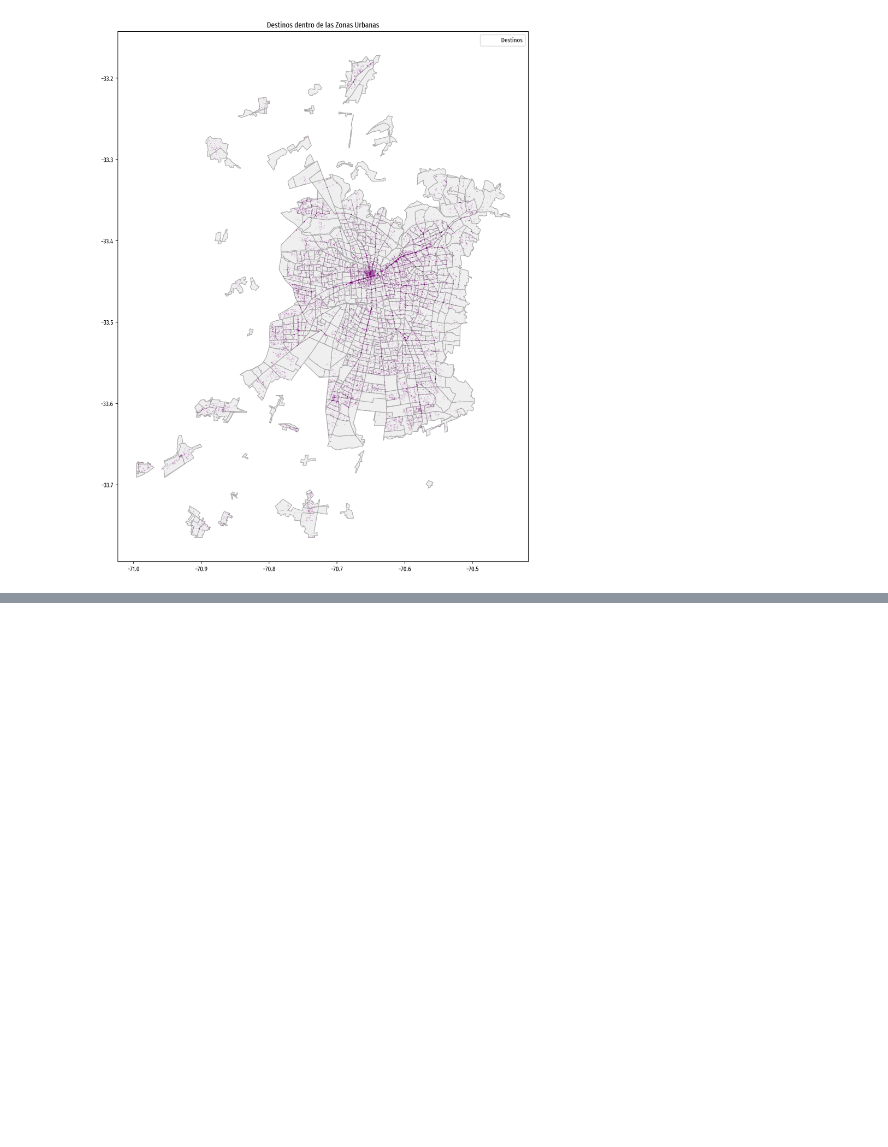
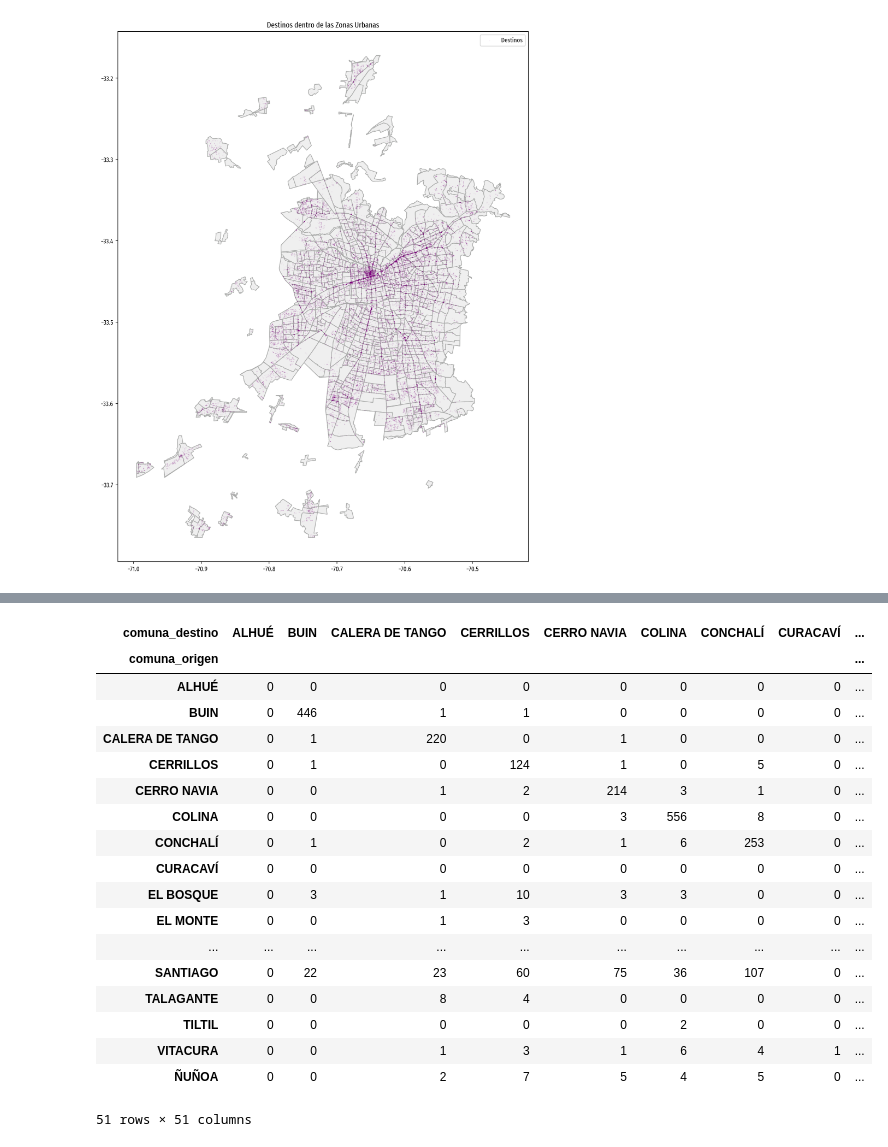
Before and after one commit to daniopitz/geodata, a Jupyter notebook: 00_introduccion.ipynb, the cells around one changed output, grey strips where cells are left out. Cells and saved outputs as stored; diff of their text form; code cells hidden in the pictures; blank space fills up the shorter version.

Commit message:
geo dataframes + viz

```diff
--- a/00_introduccion.ipynb
+++ b/00_introduccion.ipynb
@@ -333,0 +485,29 @@ Fin
+# %%
+# Convertir a matriz (pivot)
+matriz_od_pivot = matriz_od.pivot(
+    index='comuna_origen',
+    columns='comuna_destino',
+    values='n_viajes'
+).fillna(0).astype(int)
+
+matriz_od_pivot
+# %% [output]
+| comuna_destino | ALHUÉ | BUIN | CALERA DE TANGO | CERRILLOS | CERRO NAVIA | COLINA | CONCHALÍ | CURACAVÍ | ... |
+| comuna_origen |  |  |  |  |  |  |  |  | ... |
+| ALHUÉ | 0 | 0 | 0 | 0 | 0 | 0 | 0 | 0 | ... |
+| BUIN | 0 | 446 | 1 | 1 | 0 | 0 | 0 | 0 | ... |
+| CALERA DE TANGO | 0 | 1 | 220 | 0 | 1 | 0 | 0 | 0 | ... |
+| CERRILLOS | 0 | 1 | 0 | 124 | 1 | 0 | 5 | 0 | ... |
+| CERRO NAVIA | 0 | 0 | 1 | 2 | 214 | 3 | 1 | 0 | ... |
+| COLINA | 0 | 0 | 0 | 0 | 3 | 556 | 8 | 0 | ... |
+| CONCHALÍ | 0 | 1 | 0 | 2 | 1 | 6 | 253 | 0 | ... |
+| CURACAVÍ | 0 | 0 | 0 | 0 | 0 | 0 | 0 | 0 | ... |
+| EL BOSQUE | 0 | 3 | 1 | 10 | 3 | 3 | 0 | 0 | ... |
+| EL MONTE | 0 | 0 | 1 | 3 | 0 | 0 | 0 | 0 | ... |
+| ... | ... | ... | ... | ... | ... | ... | ... | ... | ... |
+| SANTIAGO | 0 | 22 | 23 | 60 | 75 | 36 | 107 | 0 | ... |
+| TALAGANTE | 0 | 0 | 8 | 4 | 0 | 0 | 0 | 0 | ... |
+| TILTIL | 0 | 0 | 0 | 0 | 0 | 2 | 0 | 0 | ... |
+| VITACURA | 0 | 0 | 1 | 3 | 1 | 6 | 4 | 1 | ... |
+| ÑUÑOA | 0 | 0 | 2 | 7 | 5 | 4 | 5 | 0 | ... |
+51 rows × 51 columns
```
Also changed, not shown: parts of 16 cells of this notebook, 4 other files.
